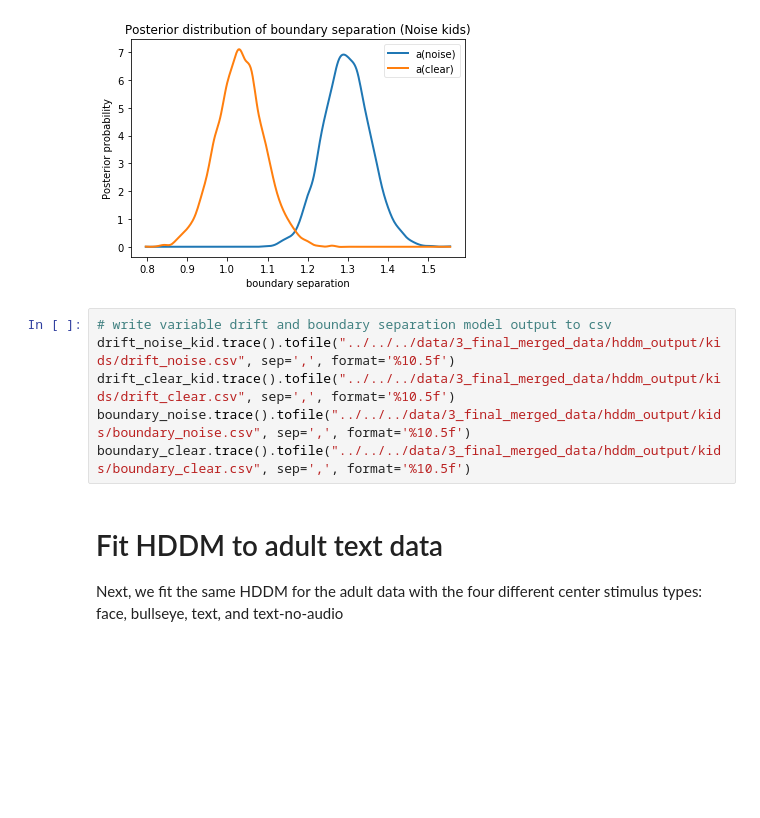
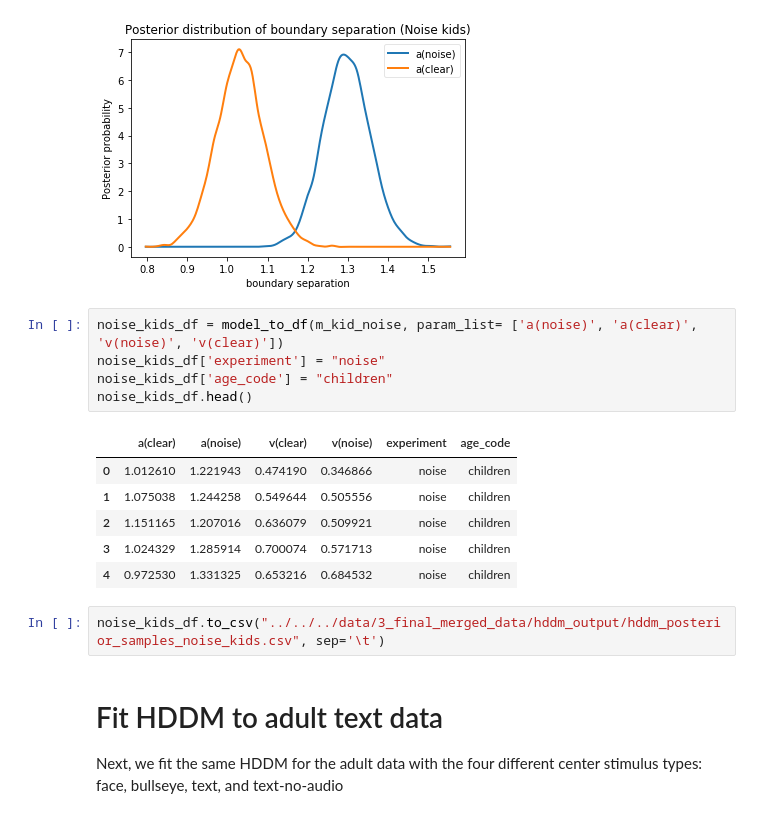
Before and after one commit to kemacdonald/speed-acc, a Jupyter notebook: R/analysis/ddm/Speed-Acc_HDDM_fit.ipynb, the cells around one changed output. Saved outputs shown, nothing was run; the diff lists cells and outputs as text; blank space fills up the shorter version.

```diff
--- a/R/analysis/ddm/Speed-Acc_HDDM_fit.ipynb
+++ b/R/analysis/ddm/Speed-Acc_HDDM_fit.ipynb
@@ -182,12 +210,20 @@ plt.title('Posterior distribution of boundary separation (Noise kids)')
 # %% [output]
 Text(0.5,1,'Posterior distribution of boundary separation (Noise kids)')
 [figure]
-# %%
-# write variable drift and boundary separation model output to csv
-drift_noise_kid.trace().tofile("../../../data/3_final_merged_data/hddm_output/kids/drift_noise.csv", sep=',', format='%10.5f')
-drift_clear_kid.trace().tofile("../../../data/3_final_merged_data/hddm_output/kids/drift_clear.csv", sep=',', format='%10.5f')
-boundary_noise.trace().tofile("../../../data/3_final_merged_data/hddm_output/kids/boundary_noise.csv", sep=',', format='%10.5f')
-boundary_clear.trace().tofile("../../../data/3_final_merged_data/hddm_output/kids/boundary_clear.csv", sep=',', format='%10.5f')
+# %%
+noise_kids_df = model_to_df(m_kid_noise, param_list= ['a(noise)', 'a(clear)', 'v(noise)', 'v(clear)'])
+noise_kids_df['experiment'] = "noise"
+noise_kids_df['age_code'] = "children"
+noise_kids_df.head()
+# %% [output]
+|  | a(clear) | a(noise) | v(clear) | v(noise) | experiment | age_code |
+| 0 | 1.012610 | 1.221943 | 0.474190 | 0.346866 | noise | children |
+| 1 | 1.075038 | 1.244258 | 0.549644 | 0.505556 | noise | children |
+| 2 | 1.151165 | 1.207016 | 0.636079 | 0.509921 | noise | children |
+| 3 | 1.024329 | 1.285914 | 0.700074 | 0.571713 | noise | children |
+| 4 | 0.972530 | 1.331325 | 0.653216 | 0.684532 | noise | children |
+# %%
+noise_kids_df.to_csv("../../../data/3_final_merged_data/hddm_output/hddm_posterior_samples_noise_kids.csv", sep='\t')
 # %% [markdown]
 # Fit HDDM to adult text data
 
```
Also changed, not shown: parts of 15 cells of this notebook, 39 other files.
